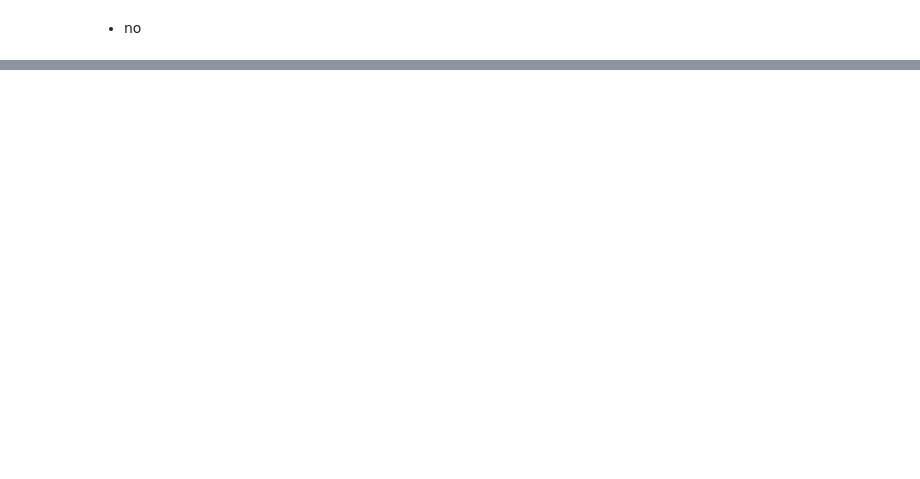
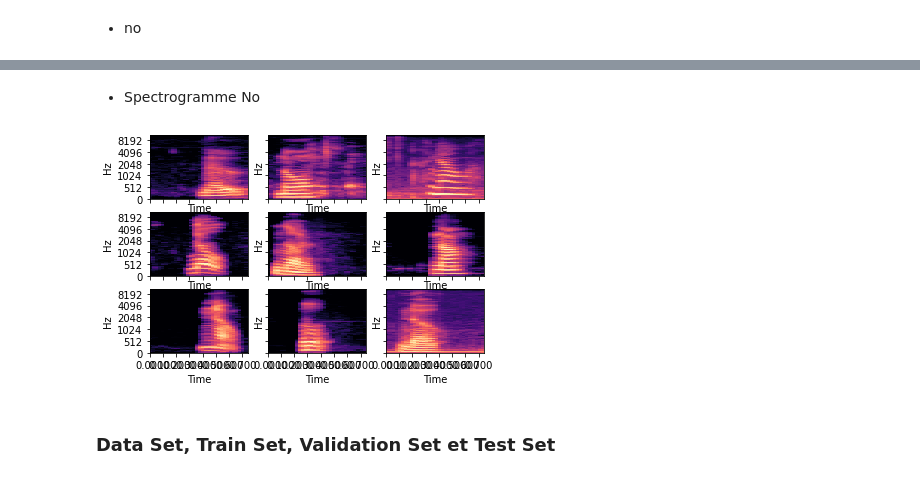
Before and after one commit to uvsq21800801/nn_simple_voice_commands, a Jupyter notebook: notebook/voice_control_nn.ipynb, the cells around one changed output, grey strips where cells are left out. Cells and saved outputs as stored; diff of their text form; code cells hidden in the pictures; blank space fills up the shorter version.

```diff
--- a/notebook/voice_control_nn.ipynb
+++ b/notebook/voice_control_nn.ipynb
@@ -348,0 +313,8 @@ train_data_loader = create_data_loader(vcd, 100)"""
+# %% [markdown]
+- Spectrogramme No
+# %%
+plot_nice_pics_of_sound(vcdataset, dimension, 'no', 1)
+# %% [output]
+[figure, added]
+# %% [markdown]
+### Data Set, Train Set, Validation Set et Test Set
```
Also changed, not shown: parts of 83 cells of this notebook.
